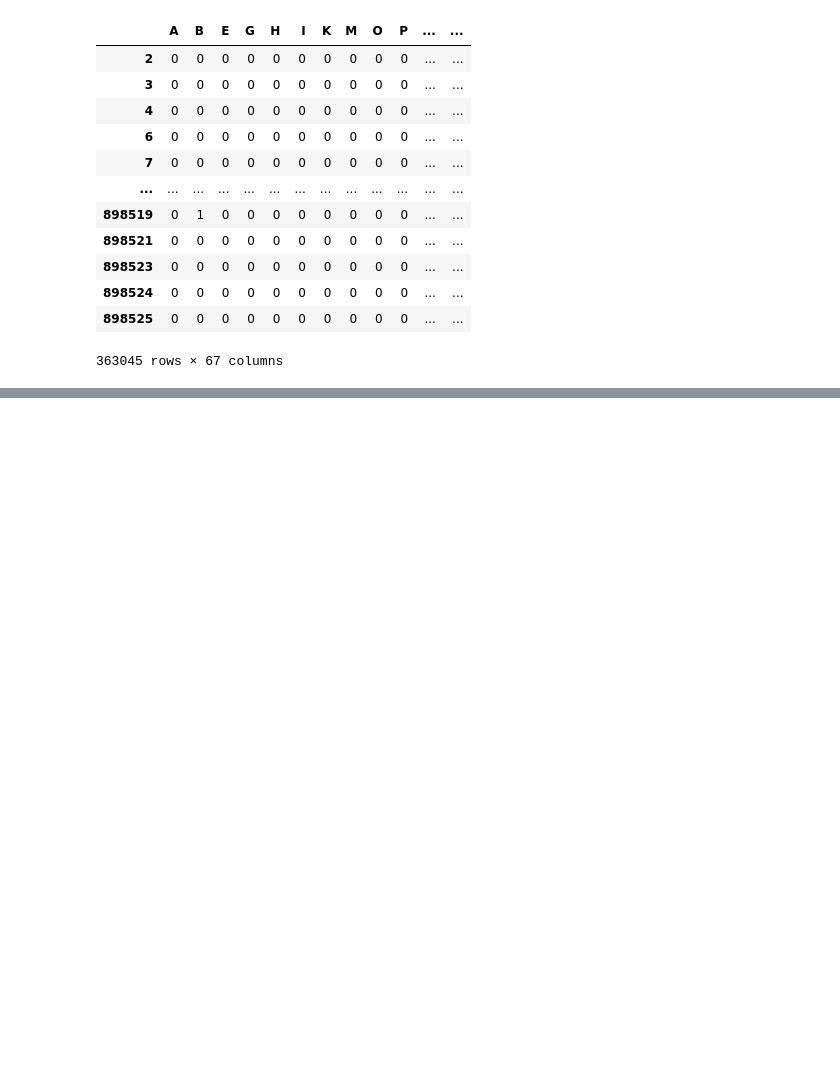
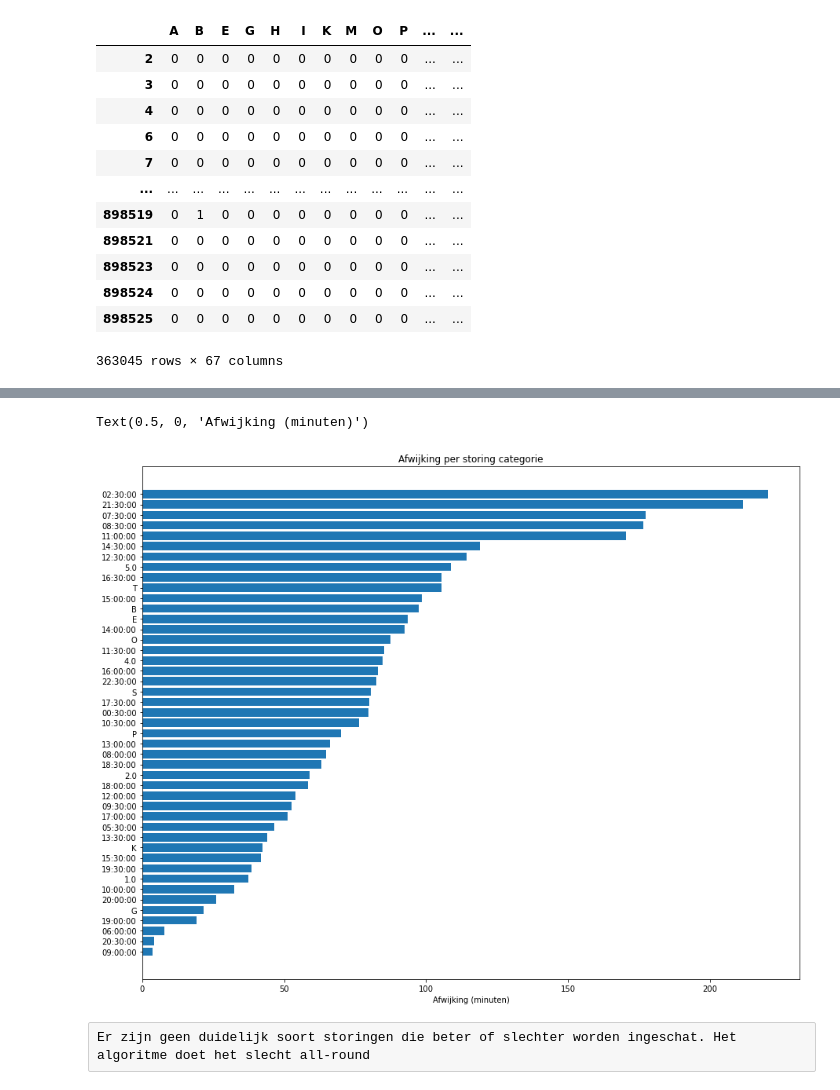
Before and after one commit to RoelandOostdam/ProRail-GP, a Jupyter notebook: ProRail_Herkansing_Roeland.ipynb, the cells around one changed output, grey strips where cells are left out. Drawn from its saved outputs; the diff is of its cells as text; code cells hidden in the pictures; blank space fills up the shorter version.

```diff
--- a/ProRail_Herkansing_Roeland.ipynb
+++ b/ProRail_Herkansing_Roeland.ipynb
@@ -252,8 +264,7 @@ Length: 67, dtype: object
 # %%
 X_train, X_test, y_train, y_test = train_test_split(X,y, random_state=0)
 
-# reg = DecisionTreeRegressor(criterion='mse', random_state=0)
-reg = LogisticRegression(verbose=10)
+reg = DecisionTreeRegressor(criterion='mse', random_state=870, min_impurity_decrease=0.5)
 
 reg.fit(X_train, y_train)
 y_pred = reg.predict(X_test)
@@ -264,0 +308,4 @@ KeyboardInterrupt:
+# %%
+df_validatie = pd.read_csv("data/Validatieset Excel - met targetvariabelen V2.csv", delimiter=';')
+predictions, X, y = GetPredictions(reg, df_validatie, df_reg)
+predictions
@@ -264,0 +341,4 @@ KeyboardInterrupt:
+# %%
+X['prediction'] = predictions
+X['diff'] = abs(predictions - y)
+X
@@ -264,0 +359,20 @@ KeyboardInterrupt:
+# %%
+diffs = []
+for col in X:
+    mean = X[X[col]==1]['diff'].mean()
+    diffs.append((col,mean))
+
+diffs = pd.DataFrame(diffs, columns=['category','diff'])
+diffs['category'] = diffs['category'].astype('str')
+diffs = diffs.dropna()
+diffs = diffs.sort_values(['diff'])
+diffs
+plt.figure(figsize=[15,12])
+plt.barh(diffs['category'], diffs['diff'])
+plt.title("Afwijking per storing categorie")
+plt.xlabel("Afwijking (minuten)")
+# %% [output]
+Text(0.5, 0, 'Afwijking (minuten)')
+[figure, added]
+# %% [raw]
+Er zijn geen duidelijk soort storingen die beter of slechter worden ingeschat. Het algoritme doet het slecht all-round
```
Also changed, not shown: parts of 11 cells of this notebook, 2 other files.
